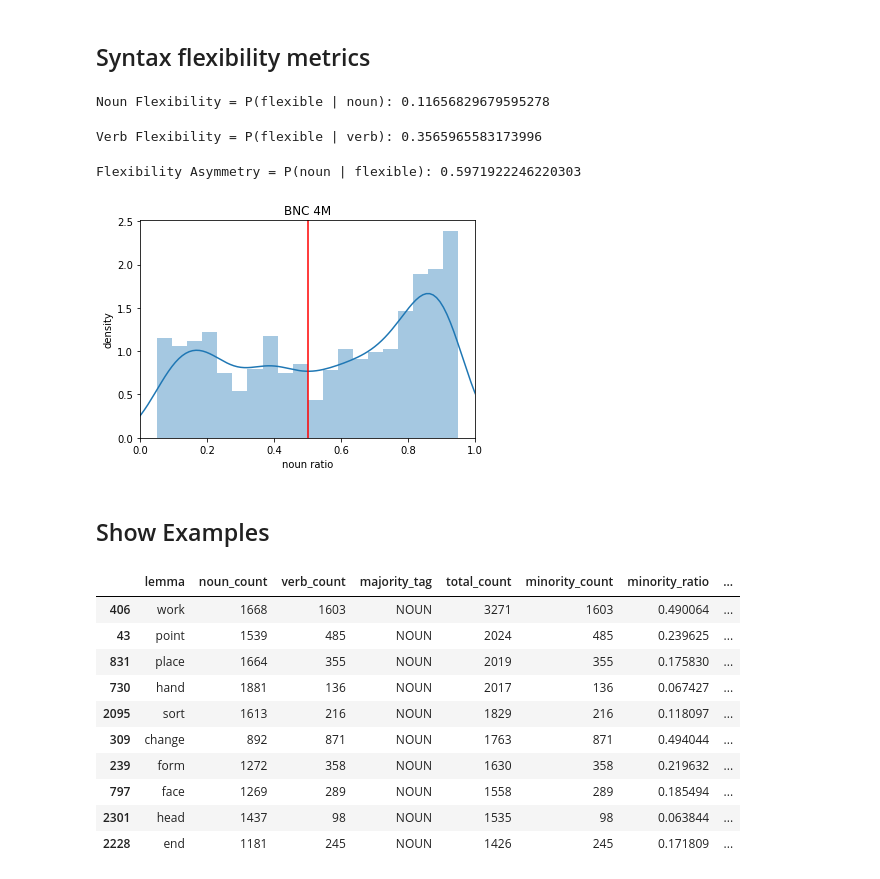
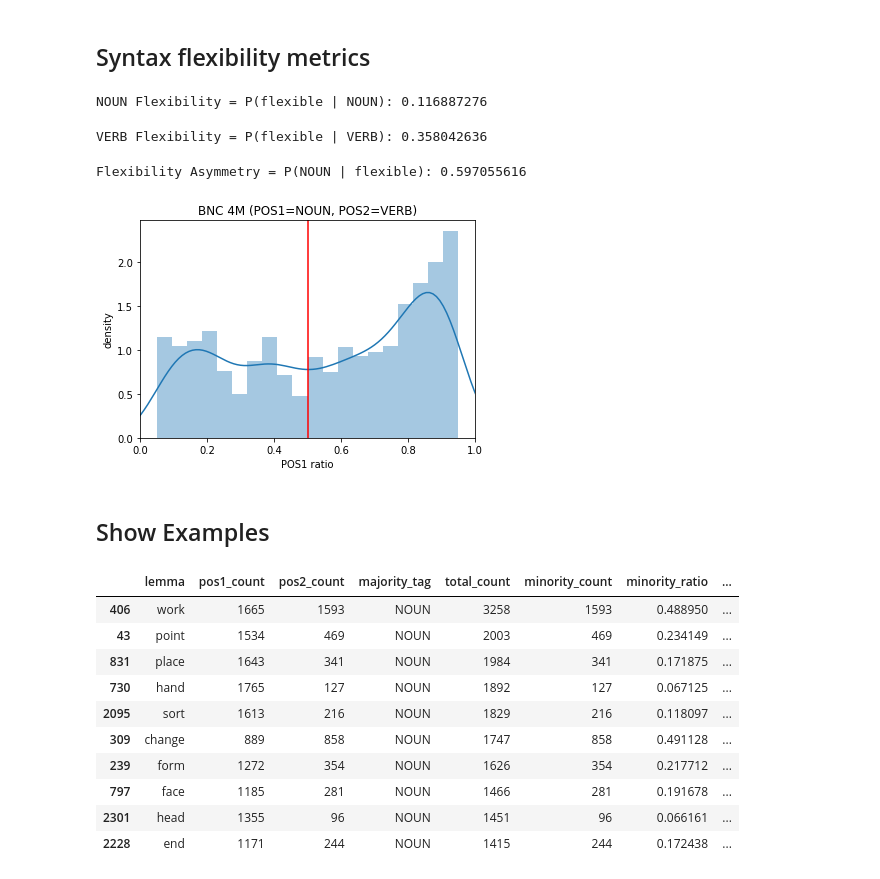
Before and after one commit to SPOClab-ca/word-class-flexibility, a Jupyter notebook: notebooks/BasicUD.ipynb, the cells around one changed output. Saved outputs shown, nothing was run; the diff lists cells and outputs as text; code cells hidden in the pictures.

```diff
--- a/notebooks/BasicUD.ipynb
+++ b/notebooks/BasicUD.ipynb
@@ -25,6 +25,10 @@ import src.corpus
 BNC_FILE = "../data/bnc/bnc.pkl"
 
 corpus = src.corpus.POSCorpus.create_from_bnc_pickled(data_file_path=BNC_FILE)
+# %%
+# Define the two POS (NOUN, VERB, ADJ) to compare for the rest of the analysis
+POS1 = 'NOUN'
+POS2 = 'VERB'
 # %% [markdown]
 ## POS counts
 # %%
@@ -44,4 +48,4 @@ plt.bar(pos_counts.keys(), pos_counts.values())
 # %%
-lemma_count_df = corpus.get_per_lemma_stats()
+lemma_count_df = corpus.get_per_lemma_stats(POS1=POS1, POS2=POS2)
 lemma_count_df.sort_values('total_count', ascending=False).head(20)
 # %% [output]
@@ -82,42 +86,42 @@ verb_flexibility = len(lemma_count_df[(lemma_count_df['majority_tag'] == 'VERB')
-# %%
-print('Noun Flexibility = P(flexible | noun):', noun_flexibility)
-# %% [output]
-Noun Flexibility = P(flexible | noun): 0.11656829679595278
-# %%
-print('Verb Flexibility = P(flexible | verb):', verb_flexibility)
-# %% [output]
-Verb Flexibility = P(flexible | verb): 0.3565965583173996
+# %%
+print('%s Flexibility = P(flexible | %s): %0.9f' % (POS1, POS1, pos1_flexibility))
+# %% [output]
+NOUN Flexibility = P(flexible | NOUN): 0.116887276
+# %%
+print('%s Flexibility = P(flexible | %s): %0.9f' % (POS2, POS2, pos2_flexibility))
+# %% [output]
+VERB Flexibility = P(flexible | VERB): 0.358042636
 # %%
-# Compute ratio of flexible words that are nouns, to compare with Balteiro (2007)
+# Compute ratio of flexible words that are POS1, to compare with Balteiro (2007)
 num_flexible = len(lemma_count_df[lemma_count_df['is_flexible']])
-num_flexible_nouns = len(lemma_count_df[(lemma_count_df['majority_tag'] == 'NOUN') & lemma_count_df['is_flexible']])
-print("Flexibility Asymmetry = P(noun | flexible):", num_flexible_nouns / num_flexible)
+num_flexible_pos1 = len(lemma_count_df[(lemma_count_df['majority_tag'] == POS1) & lemma_count_df['is_flexible']])
+print("Flexibility Asymmetry = P(%s | flexible): %0.9f" % (POS1, num_flexible_pos1 / num_flexible))
 # %% [output]
-Flexibility Asymmetry = P(noun | flexible): 0.5971922246220303
+Flexibility Asymmetry = P(NOUN | flexible): 0.597055616
 # %%
 flexible_df = lemma_count_df[lemma_count_df.is_flexible]
-dplot = sns.distplot(flexible_df.noun_count / flexible_df.total_count, bins=20)
-dplot.set(xlabel='noun ratio', ylabel="density", title='BNC 4M')
+dplot = sns.distplot(flexible_df.pos1_count / flexible_df.total_count, bins=20)
+dplot.set(xlabel='POS1 ratio', ylabel="density", title='BNC 4M (POS1=%s, POS2=%s)' % (POS1, POS2))
 dplot.set_xlim((0, 1))
 dplot.axvline(x=0.5, color='r')
 plt.show()
 # %% [output]
-[figure, old version]
+[figure, new version]
 # %% [markdown]
 ## Show Examples
 # %%
-# Top flexible nouns
-lemma_count_df[(lemma_count_df['majority_tag'] == 'NOUN') & (lemma_count_df['is_flexible'])].head(10)
+# Top flexible POS1
+lemma_count_df[(lemma_count_df['majority_tag'] == POS1) & (lemma_count_df['is_flexible'])].head(10)
 # %% [output]
-|  | lemma | noun_count | verb_count | majority_tag | total_count | minority_count | minority_ratio | ... |
-| 406 | work | 1668 | 1603 | NOUN | 3271 | 1603 | 0.490064 | ... |
-| 43 | point | 1539 | 485 | NOUN | 2024 | 485 | 0.239625 | ... |
-| 831 | place | 1664 | 355 | NOUN | 2019 | 355 | 0.175830 | ... |
-| 730 | hand | 1881 | 136 | NOUN | 2017 | 136 | 0.067427 | ... |
+|  | lemma | pos1_count | pos2_count | majority_tag | total_count | minority_count | minority_ratio | ... |
+| 406 | work | 1665 | 1593 | NOUN | 3258 | 1593 | 0.488950 | ... |
+| 43 | point | 1534 | 469 | NOUN | 2003 | 469 | 0.234149 | ... |
+| 831 | place | 1643 | 341 | NOUN | 1984 | 341 | 0.171875 | ... |
+| 730 | hand | 1765 | 127 | NOUN | 1892 | 127 | 0.067125 | ... |
 | 2095 | sort | 1613 | 216 | NOUN | 1829 | 216 | 0.118097 | ... |
-| 309 | change | 892 | 871 | NOUN | 1763 | 871 | 0.494044 | ... |
-| 239 | form | 1272 | 358 | NOUN | 1630 | 358 | 0.219632 | ... |
-| 797 | face | 1269 | 289 | NOUN | 1558 | 289 | 0.185494 | ... |
-| 2301 | head | 1437 | 98 | NOUN | 1535 | 98 | 0.063844 | ... |
-| 2228 | end | 1181 | 245 | NOUN | 1426 | 245 | 0.171809 | ... |
+| 309 | change | 889 | 858 | NOUN | 1747 | 858 | 0.491128 | ... |
+| 239 | form | 1272 | 354 | NOUN | 1626 | 354 | 0.217712 | ... |
+| 797 | face | 1185 | 281 | NOUN | 1466 | 281 | 0.191678 | ... |
+| 2301 | head | 1355 | 96 | NOUN | 1451 | 96 | 0.066161 | ... |
+| 2228 | end | 1171 | 244 | NOUN | 1415 | 244 | 0.172438 | ... |
 # %%
```
Also changed, not shown: parts of 11 cells of this notebook, 4 other files.
